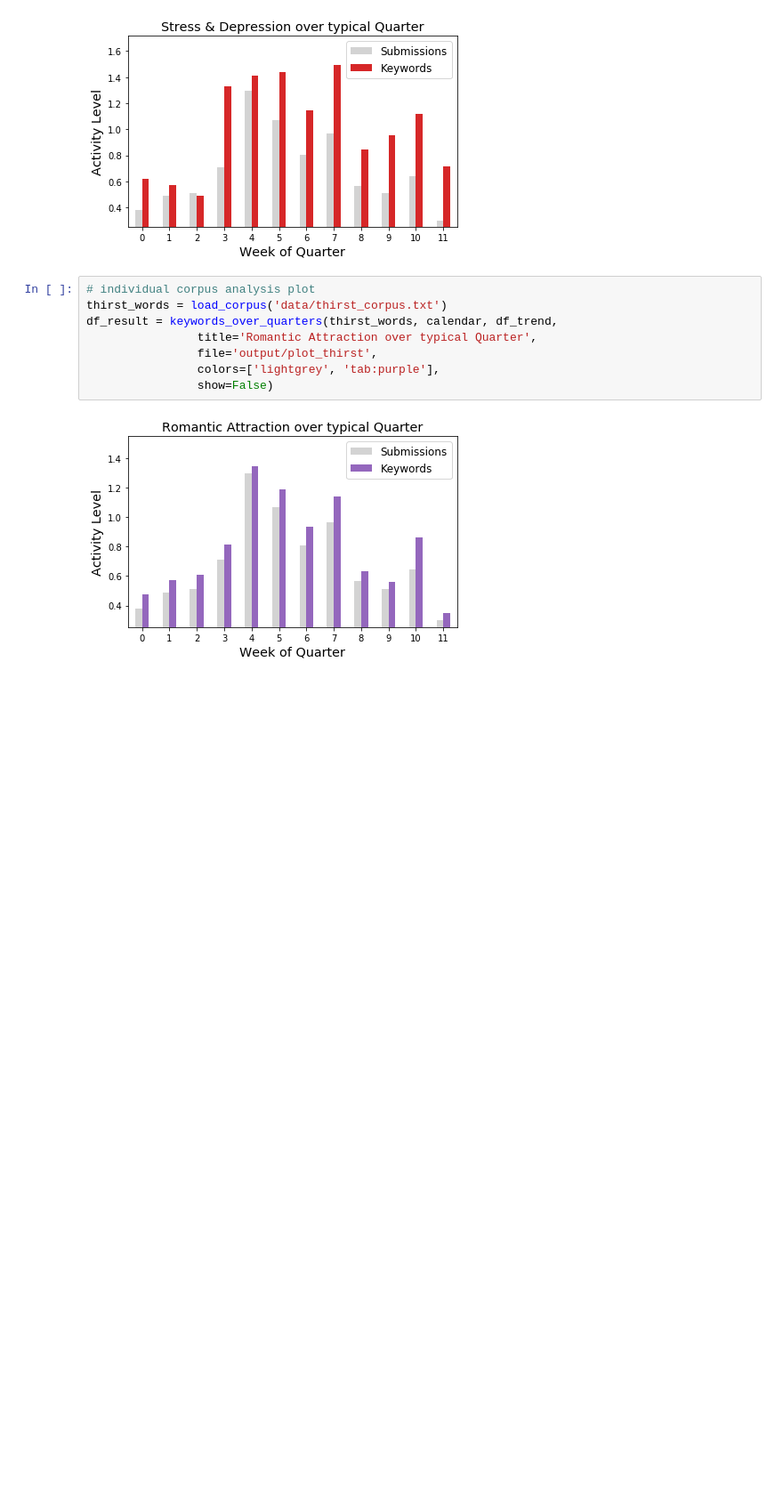
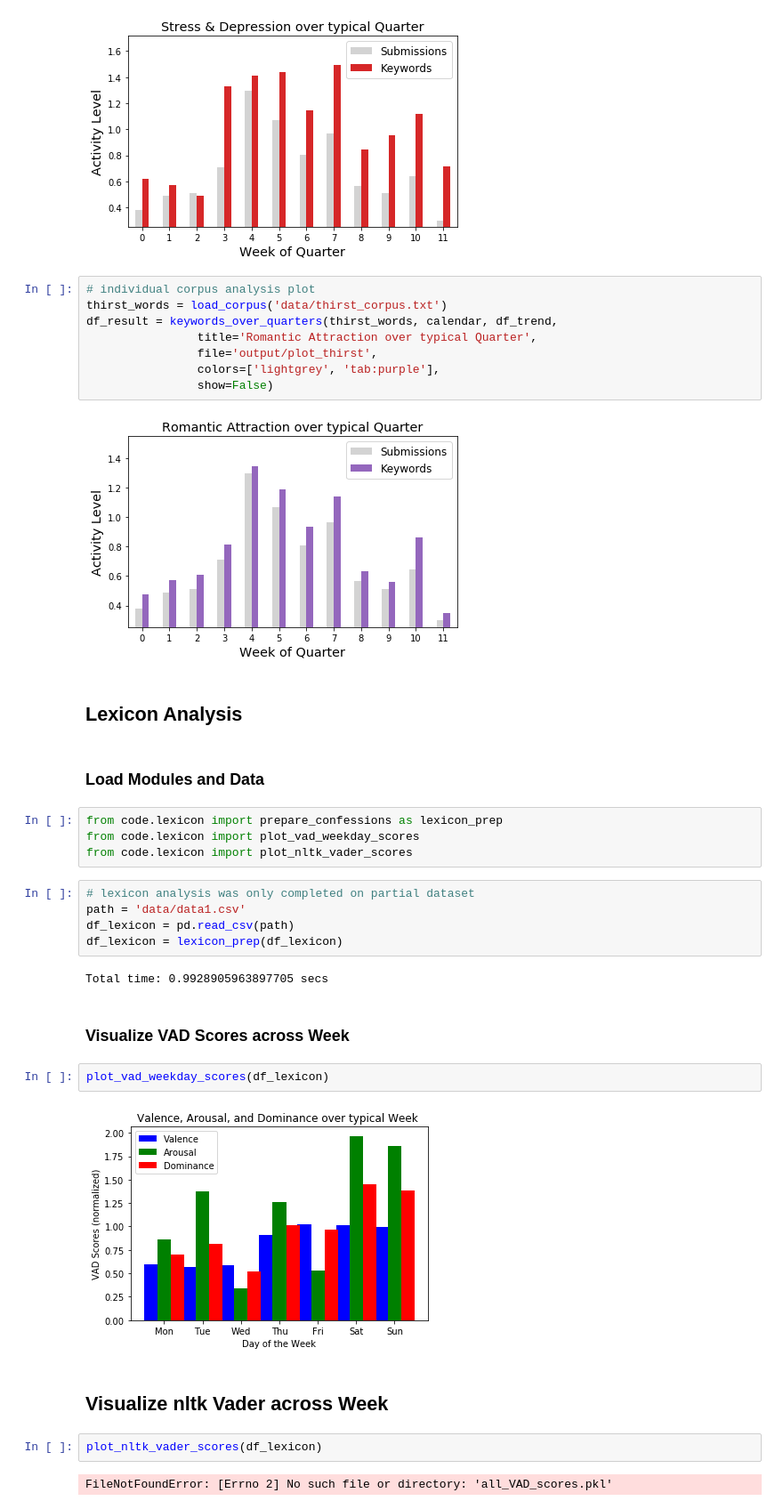
Before and after one commit to tyfarnan/UCSD_Wellness, a Jupyter notebook: main.ipynb, the cells around one changed output. Shown at 89% size. Cells and saved outputs as stored; diff of their text form; blank space fills up the shorter version.

```diff
--- a/main.ipynb
+++ b/main.ipynb
@@ -155,3 +156,30 @@ df_result = keywords_over_quarters(thirst_words, calendar, df_trend,
                 show=False)
 # %% [output]
 [figure]
+# %% [markdown]
+## Lexicon Analysis
+# %% [markdown]
+### Load Modules and Data
+# %%
+from code.lexicon import prepare_confessions as lexicon_prep
+from code.lexicon import plot_vad_weekday_scores
+from code.lexicon import plot_nltk_vader_scores
+# %%
+# lexicon analysis was only completed on partial dataset
+path = 'data/data1.csv'
+df_lexicon = pd.read_csv(path)
+df_lexicon = lexicon_prep(df_lexicon)
+# %% [output]
+Total time: 0.9928905963897705 secs
+# %% [markdown]
+### Visualize VAD Scores across Week
+# %%
+plot_vad_weekday_scores(df_lexicon)
+# %% [output]
+[figure, added]
+# %% [markdown]
+## Visualize nltk Vader across Week
+# %%
+plot_nltk_vader_scores(df_lexicon)
+# %% [output]
+FileNotFoundError: [Errno 2] No such file or directory: 'all_VAD_scores.pkl'
```
Also changed, not shown: parts of 1 cell of this notebook, 23 other files.
